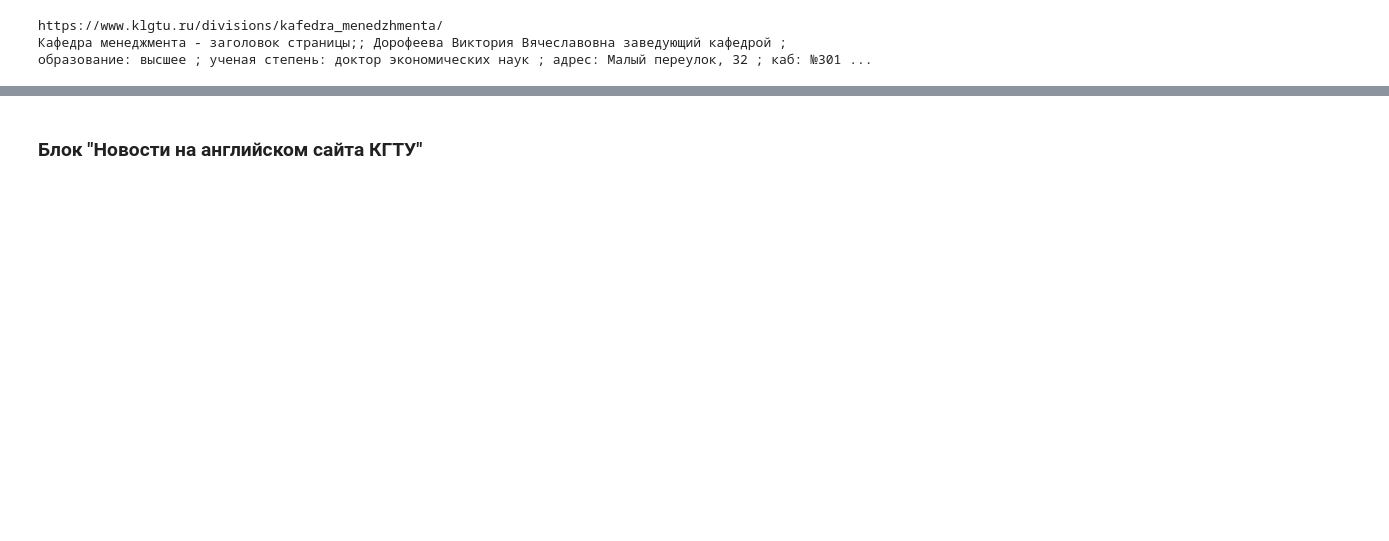
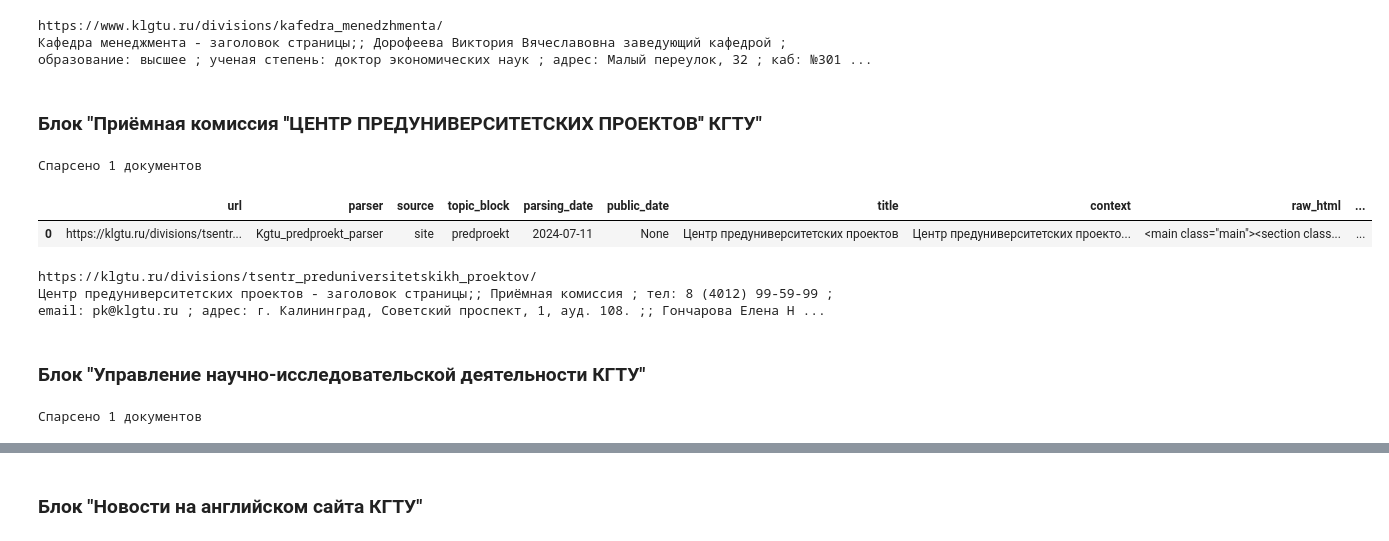
Before and after one commit to MaksimShiriaev/KGTU-parsing, a Jupyter notebook: Parsing/parsing.ipynb, the cells around one changed output, grey strips where cells are left out. Drawn from its saved outputs; the diff is of its cells as text; code cells hidden in the pictures; blank space fills up the shorter version.

```diff
--- a/Parsing/parsing.ipynb
+++ b/Parsing/parsing.ipynb
@@ -289,3 +312,23 @@ https://www.klgtu.ru/divisions/kafedra_menedzhmenta/
 Кафедра менеджмента - заголовок страницы;; Дорофеева Виктория Вячеславовна заведующий кафедрой ; образование: высшее ; ученая степень: доктор экономических наук ; aдрес: Малый переулок, 32 ; каб: №301 ...
 # %%
 programms_df.to_json('parsing_kafedra_ekonomika.json', orient='records', force_ascii=False)
+# %% [markdown]
+### Блок "Приёмная комиссия ''ЦЕНТР ПРЕДУНИВЕРСИТЕТСКИХ ПРОЕКТОВ'' КГТУ"
+# %%
+from block_parsers import Kgtu_predproekt_parser
+programms_parser = Kgtu_predproekt_parser(time_sleep=False)
+# %%
+programms_df = parse_data(programms_parser)
+# %% [output]
+Cпарсено 1 документов
+# %%
+programms_df.head(9)
+# %% [output]
+|  | url | parser | source | topic_block | parsing_date | public_date | title | context | raw_html | ... |
+| 0 | https://klgtu.ru/divisions/tsentr... | Kgtu_predproekt_parser | site | predproekt | 2024-07-11 | None | Центр предуниверситетских проектов | Центр предуниверситетских проекто... | <main class="main"><section class... | ... |
+# %%
+print(programms_df.iloc[0]['url'])
+print(programms_df.iloc[0]['context'])
+# %% [output]
+https://klgtu.ru/divisions/tsentr_preduniversitetskikh_proektov/
+Центр предуниверситетских проектов - заголовок страницы;; Приёмная комиссия ; тел: 8 (4012) 99-59-99 ; email: pk@klgtu.ru ; адрес: г. Калининград, Советский проспект, 1, ауд. 108. ;; Гончарова Елена Н ...
@@ -291,0 +337,2 @@ programms_df.to_json('parsing_kafedra_ekonomika.json', orient='records', force_a
+# %% [markdown]
+### Блок "Управление научно-исследовательской деятельности КГТУ"
@@ -291,0 +342,4 @@ programms_df.to_json('parsing_kafedra_ekonomika.json', orient='records', force_a
+# %%
+programms_df = parse_data(programms_parser)
+# %% [output]
+Cпарсено 1 документов
```
Also changed, not shown: parts of 29 cells of this notebook.
